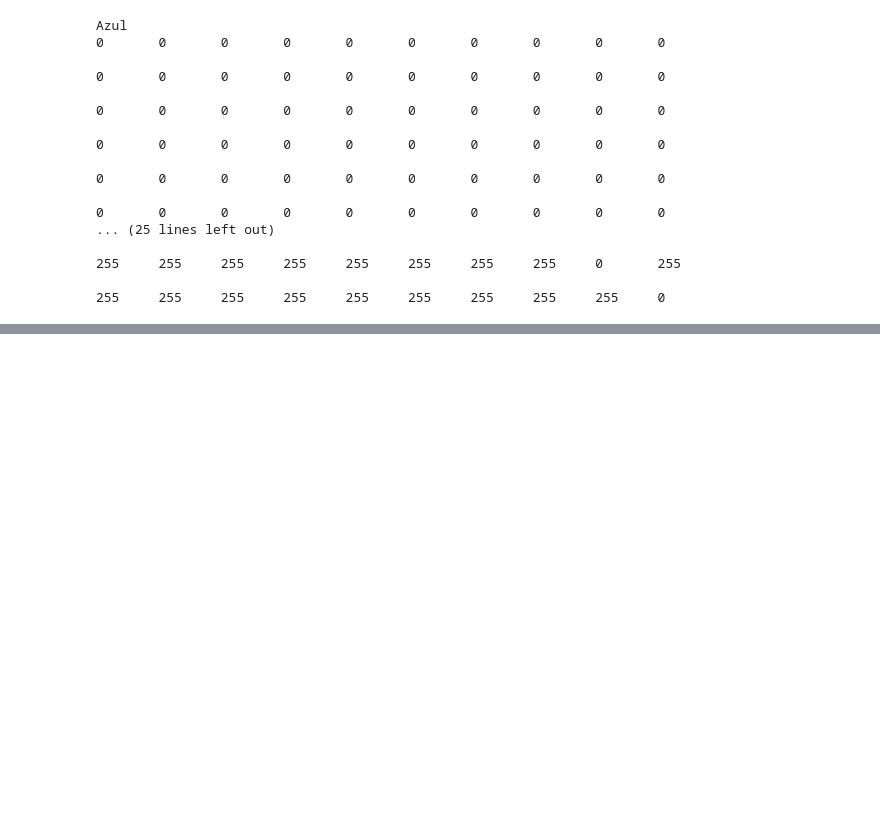
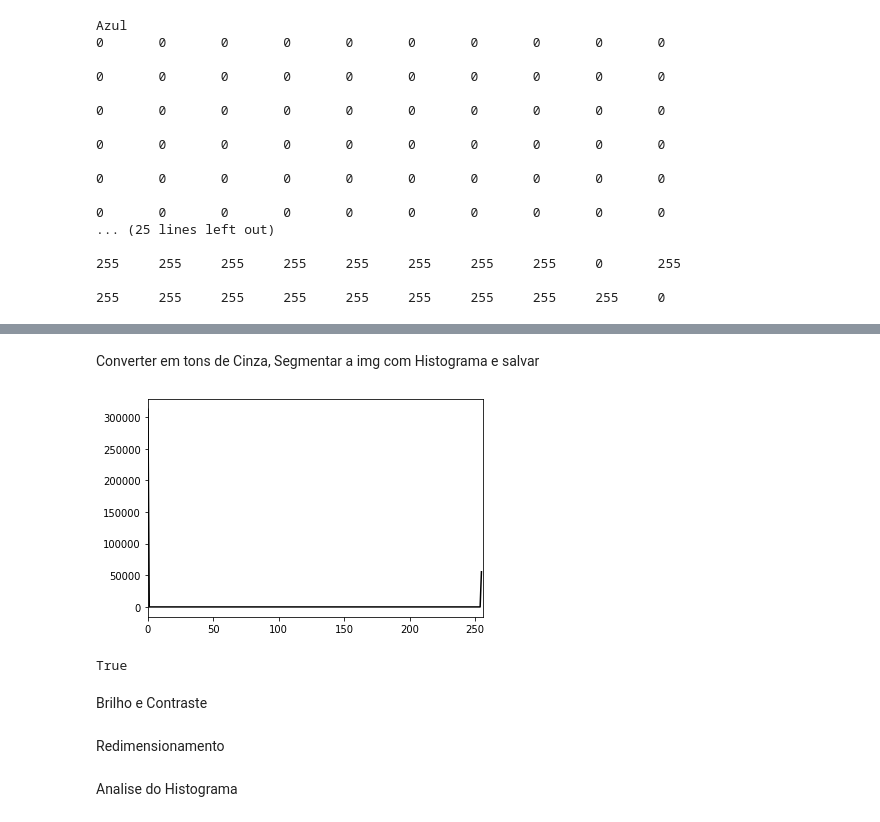
Before and after one commit to Lucas-Abrahao/Robotica_fatec, a Jupyter notebook: Tratamento_de_Imagem.ipynb, the cells around one changed output, grey strips where cells are left out. Saved outputs shown, nothing was run; the diff lists cells and outputs as text; code cells hidden in the pictures; blank space fills up the shorter version.

```diff
--- a/Tratamento_de_Imagem.ipynb
+++ b/Tratamento_de_Imagem.ipynb
@@ -72,0 +174,29 @@ Azul
+# %% [markdown]
+Converter em tons de Cinza, Segmentar a img com Histograma e salvar
+# %%
+import cv2
+import numpy as np
+import matplotlib.pyplot as plt
+
+#cinza
+imagem = cv2.imread("lotus_azul.jpg")
+gray = cv2.cvtColor(imagem, cv2.COLOR_BGR2GRAY)
+cv2.imwrite("lotus_gray.png", gray)
+
+#segmentando
+img = cv2.imread("lotus_gray.png", 0)
+ret,thresh1 = cv2.threshold(img,127,255,cv2.THRESH_BINARY)
+
+#histograma
+histr= cv2.calcHist([thresh1], [0], None, [256], [0,256])
+plt.plot(histr,color=(0,0,0))
+plt.xlim([0,256])
+plt.show()
+
+#salvando
+cv2.imwrite("lotusbinary.jpg", thresh1)
+# %% [output]
+[figure, added]
+True
+# %% [markdown]
+Brilho e Contraste
@@ -72,0 +219,2 @@ Azul
+# %% [markdown]
+Redimensionamento
@@ -72,0 +241,2 @@ Azul
+# %% [markdown]
+Analise do Histograma
```
Also changed, not shown: parts of 22 cells of this notebook.
